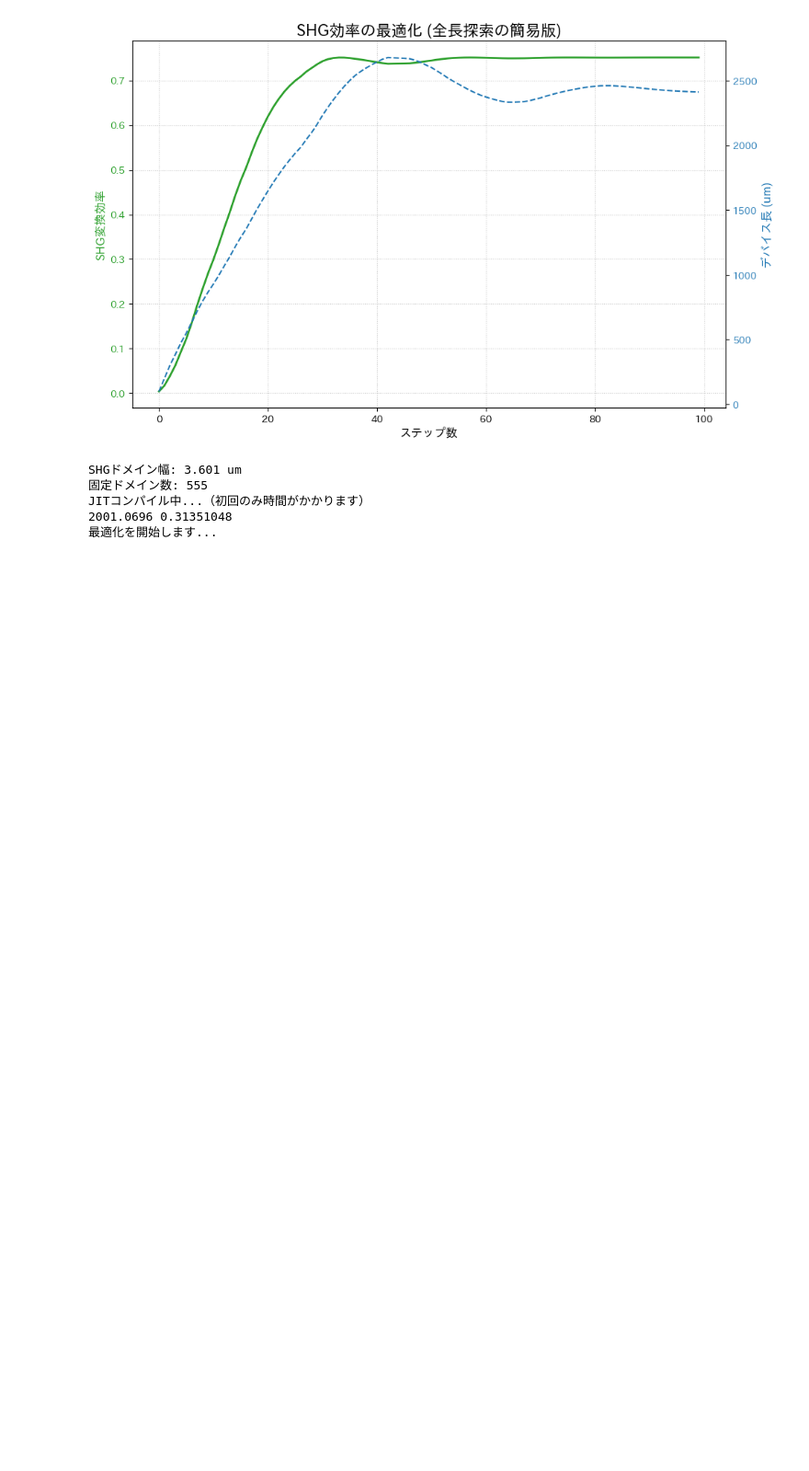
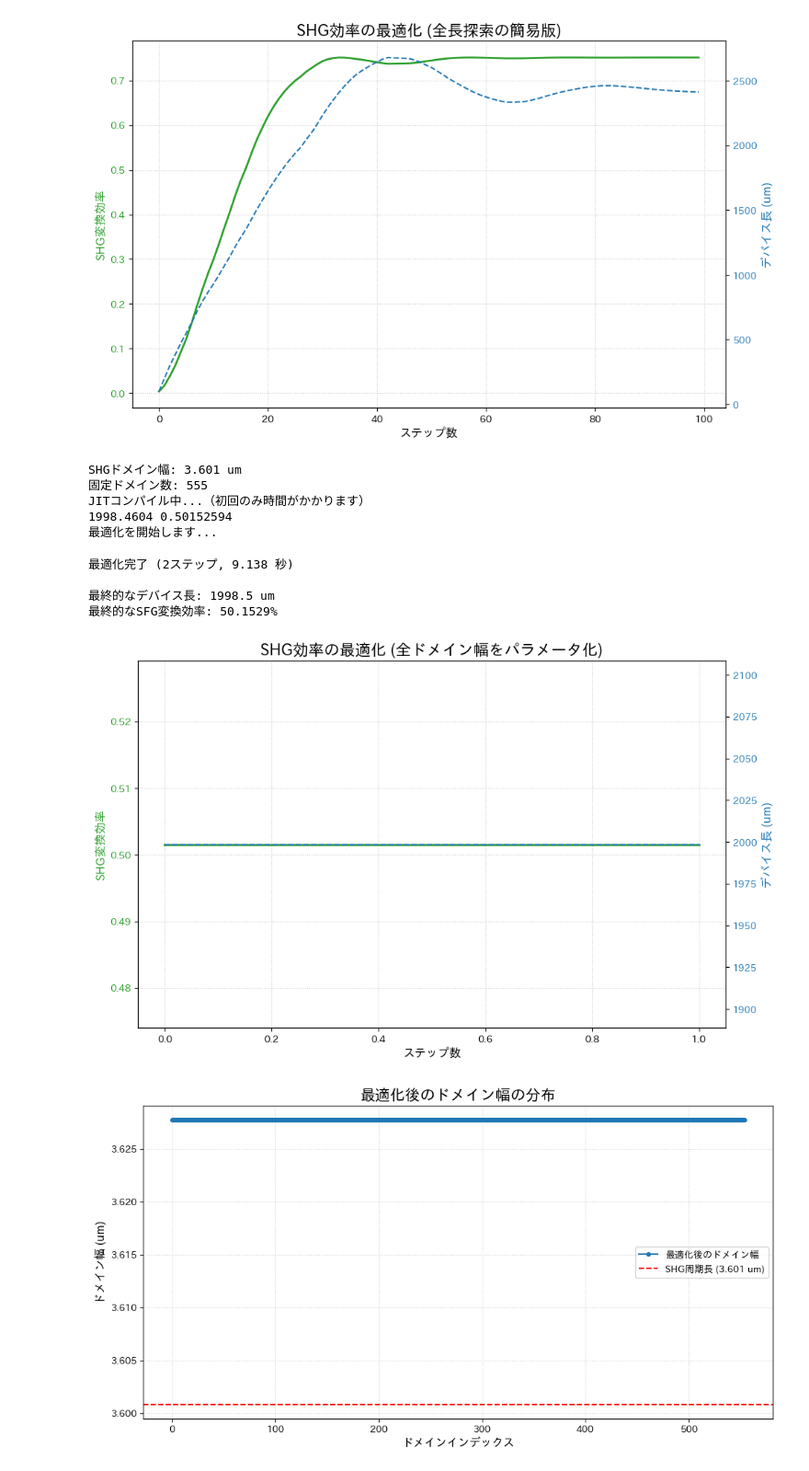
Before and after one commit to Xo1otl/qpm, a Jupyter notebook: examples/optimize_thg.ipynb, the cells around one changed output. Shown at 92% size. Saved outputs shown, nothing was run; the diff lists cells and outputs as text; code cells hidden in the pictures; blank space fills up the shorter version.

```diff
--- a/examples/optimize_thg.ipynb
+++ b/examples/optimize_thg.ipynb
@@ -180,7 +180,7 @@ def loss_and_aux_fn(domain_widths: jnp.ndarray):
 def run_optimization():
     # --- ハイパーパラメータ ---
     learning_rate = 1.0
-    num_steps = 500
+    num_steps = 200
 
     optimizer = optax.lbfgs(learning_rate)
 
@@ -190,8 +190,8 @@ def run_optimization():
     initial_params = jax.random.uniform(
         key,
         shape=(NUM_DOMAINS,),  # 生成したい配列の形状
-        minval=0.9 * DOMAIN_LEN_SHG,
-        maxval=1.1 * DOMAIN_LEN_SHG
+        minval=DOMAIN_LEN_SHG,
+        maxval=DOMAIN_LEN_SHG
     )
     opt_state = optimizer.init(initial_params)
     params = initial_params
@@ -266,32 +266,38 @@ def run_optimization():
     color = 'tab:blue'
     ax2.set_ylabel("デバイス長 (um)", fontsize=12, color=color)
     ax2.plot(jnp.array(history["length"]),
              color=color, linestyle='--', label='デバイス長')
     ax2.tick_params(axis='y', labelcolor=color)
 
     fig.tight_layout()
     plt.title("SHG効率の最適化 (全ドメイン幅をパラメータ化)", fontsize=16)
     plt.show()
 
     # 2. 最適化後のドメイン幅の分布
     final_domain_widths = jax.nn.softplus(final_params)
     plt.figure(figsize=(12, 6))
     plt.plot(final_domain_widths, 'o-', markersize=4, label='最適化後のドメイン幅')
     plt.axhline(y=DOMAIN_LEN_SHG, color='r', linestyle='--',
-                label=f'SFG周期長 ({DOMAIN_LEN_SHG:.3f} um)')
+                label=f'SHG周期長 ({DOMAIN_LEN_SHG:.3f} um)')
     plt.xlabel("ドメインインデックス", fontsize=12)
     plt.ylabel("ドメイン幅 (um)", fontsize=12)
     plt.title("最適化後のドメイン幅の分布", fontsize=16)
     plt.legend()
     plt.grid(True, linestyle=':', alpha=0.6)
     plt.show()
 
 
 if __name__ == '__main__':
     run_optimization()
 # %% [output]
 SHGドメイン幅: 3.601 um
 固定ドメイン数: 555
 JITコンパイル中...（初回のみ時間がかかります）
-2001.0696 0.31351048
+1998.4604 0.50152594
 最適化を開始します...
+最適化完了 (2ステップ, 9.138 秒)
+
+最終的なデバイス長: 1998.5 um
+最終的なSFG変換効率: 50.1529%
+[figure, added]
+[figure, added]
```
Also changed, not shown: 2 other files.
